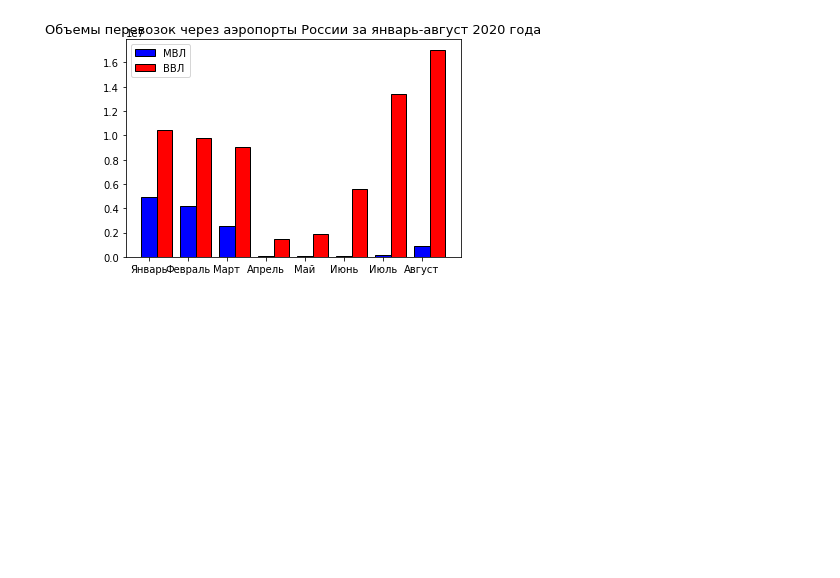
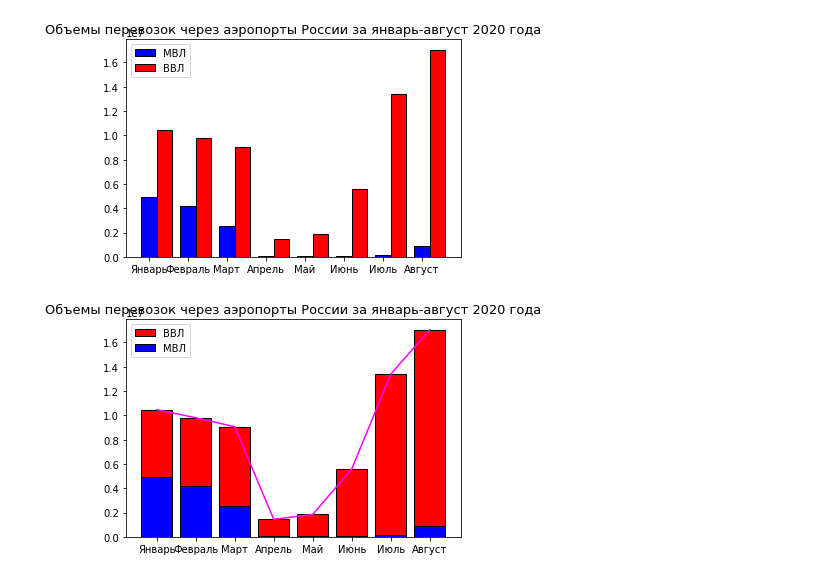
Before and after one commit to KseniyaBoeva/lessons, a Jupyter notebook: 16. Библиотека Matplotlib & Seaborn. Визуализация данных/visualization.ipynb, the cells around one changed output. Saved outputs shown, nothing was run; the diff lists cells and outputs as text; code cells hidden in the pictures; blank space fills up the shorter version.

```diff
--- a/16. Библиотека Matplotlib & Seaborn. Визуализация данных/visualization.ipynb
+++ b/16. Библиотека Matplotlib & Seaborn. Визуализация данных/visualization.ipynb
@@ -69,3 +69,15 @@ plt.show()
 #              hist_kws={'edgecolor':'black'})
 # %% [output]
 [figure]
+# %%
+#df_airp_pas
+plt.bar(x, df_av_trans['ВВЛ'], color = 'red',  edgecolor = 'black', label = 'ВВЛ')
+plt.bar(x, df_av_trans['МВЛ'], color = 'blue', edgecolor = 'black', label = 'МВЛ')
+plt.title('Объемы перевозок через аэропорты России за январь-август 2020 года', fontsize=13)
+plt.xticks(x, df_av_trans['Период'])
+plt.legend(loc=2)
+
+plt.plot(df_av_trans['ВВЛ'], color = 'magenta', label = 'ВВЛ')
+plt.show()
+# %% [output]
+[figure, added]
```
Also changed, not shown: 1 other file.
